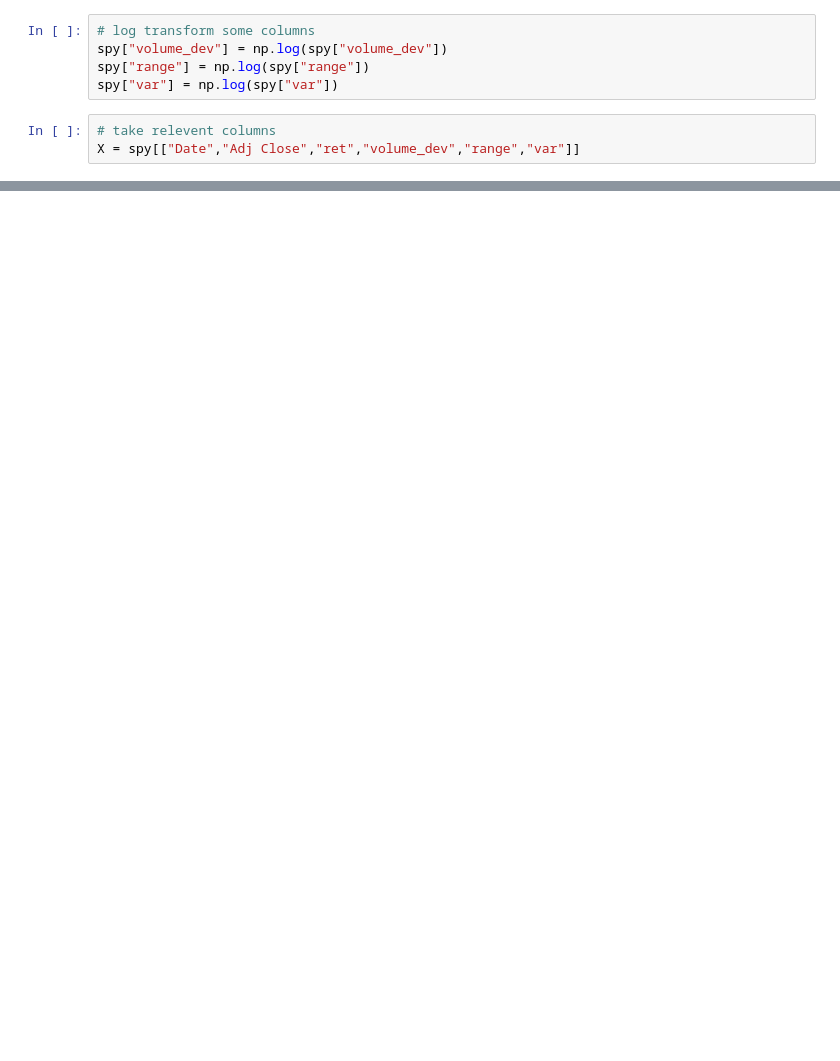
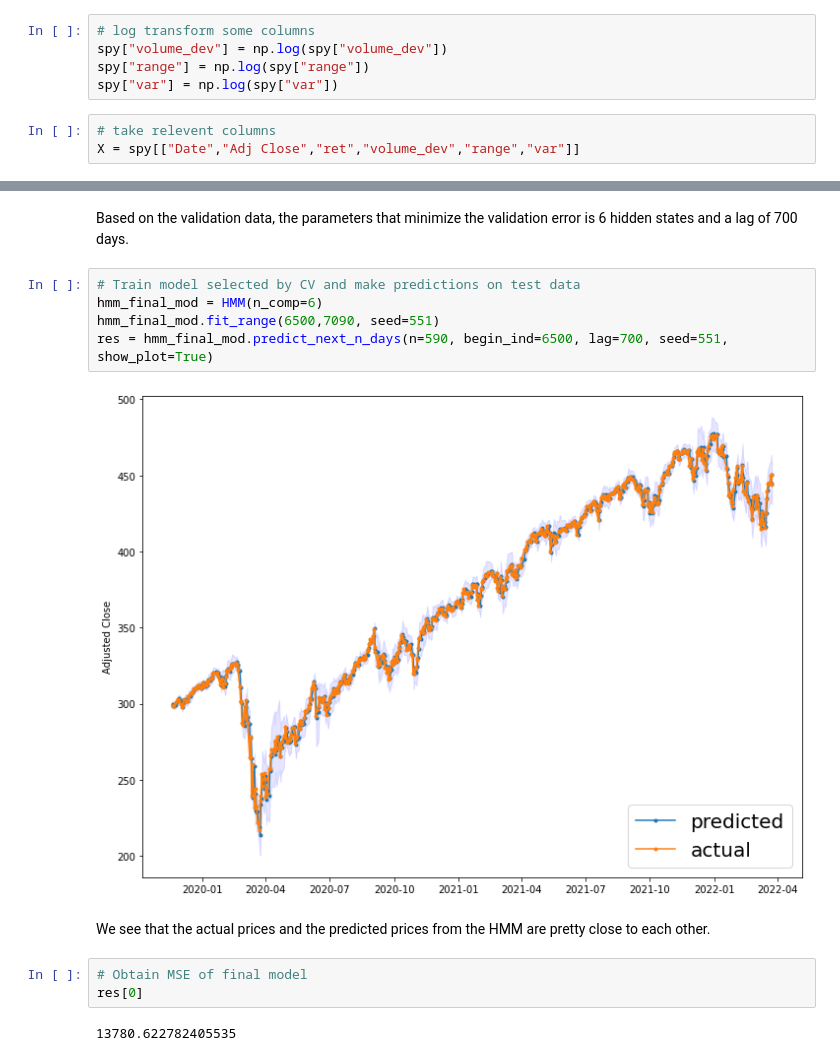
Before and after one commit to leemjin/551_final_project, a Jupyter notebook: analysis/HMM.ipynb, the cells around one changed output, grey strips where cells are left out. Cells and saved outputs as stored; diff of their text form; blank space fills up the shorter version.

```diff
--- a/analysis/HMM.ipynb
+++ b/analysis/HMM.ipynb
@@ -114,0 +161,16 @@ t.fit_range(5000,5500)
+# %% [markdown]
+Based on the validation data, the parameters that minimize the validation error is 6 hidden states and a lag of 700 days.
+# %%
+# Train model selected by CV and make predictions on test data
+hmm_final_mod = HMM(n_comp=6)
+hmm_final_mod.fit_range(6500,7090, seed=551)
+res = hmm_final_mod.predict_next_n_days(n=590, begin_ind=6500, lag=700, seed=551, show_plot=True)
+# %% [output]
+[figure, added]
+# %% [markdown]
+We see that the actual prices and the predicted prices from the HMM are pretty close to each other.
+# %%
+# Obtain MSE of final model
+res[0]
+# %% [output]
+13780.622782405535
```
Also changed, not shown: parts of 10 cells of this notebook.
